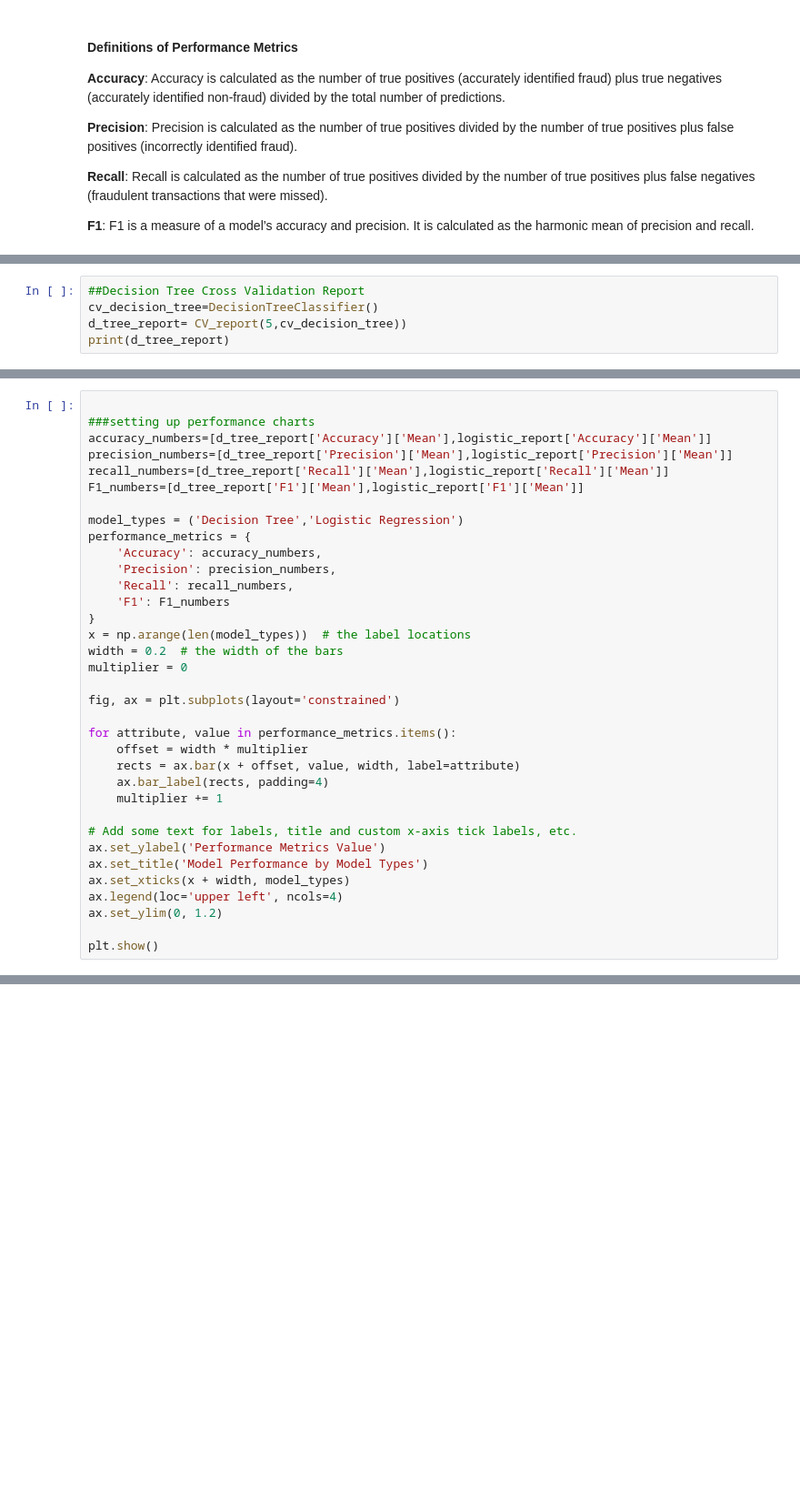
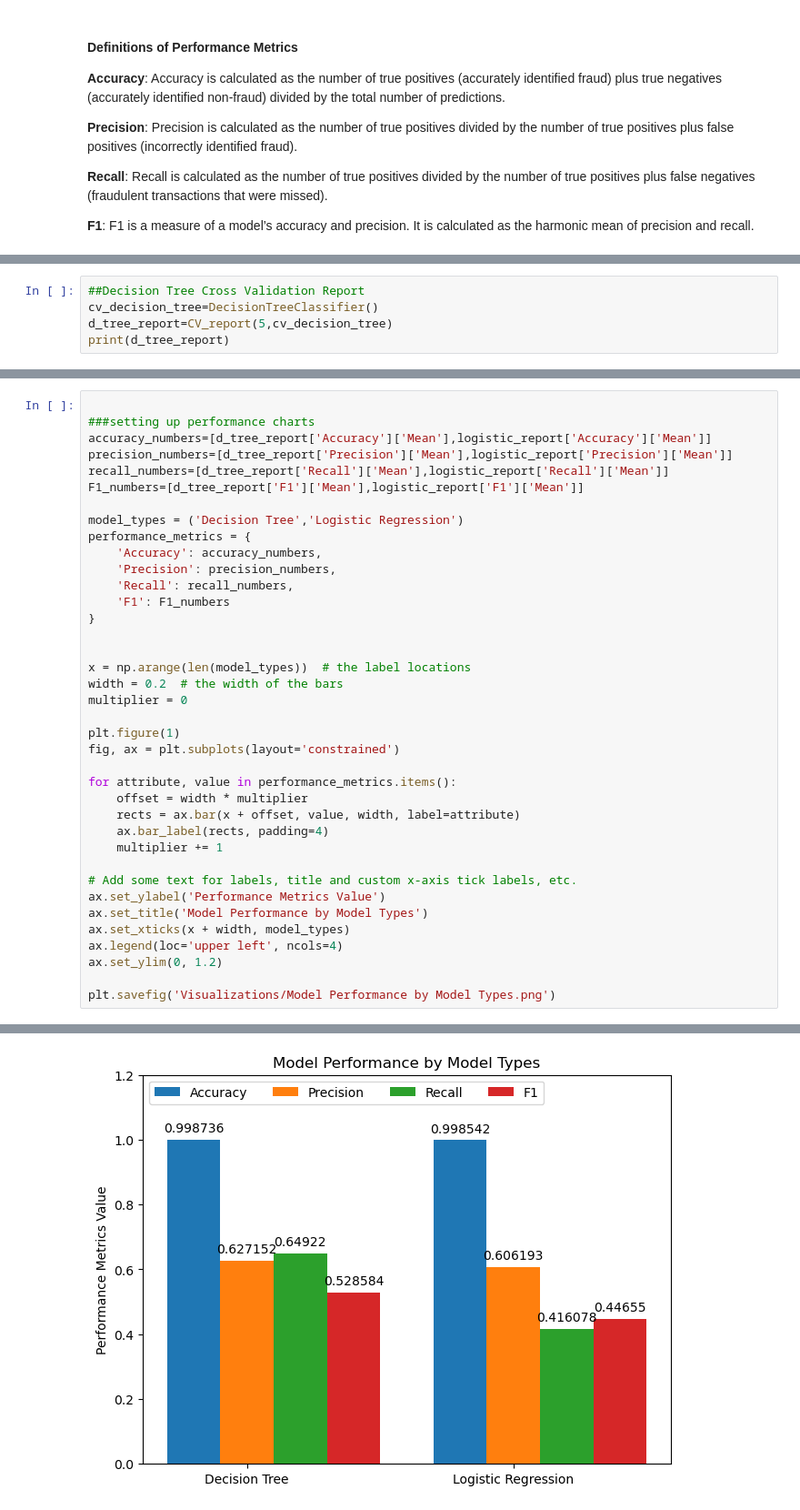
Before and after one commit to jpw24/Data-Science-Repository, a Jupyter notebook: Fraud Detection Python and SQL.ipynb, the cells around one changed output, grey strips where cells are left out. Shown: that part at 91% size. Drawn from its saved outputs; the diff is of its cells as text; blank space fills up the shorter version.

```diff
--- a/Fraud Detection Python and SQL.ipynb
+++ b/Fraud Detection Python and SQL.ipynb
@@ -281,5 +313,5 @@ def CV_report(n_folds,model):
 # %%
 ##Decision Tree Cross Validation Report
 cv_decision_tree=DecisionTreeClassifier()
-d_tree_report= CV_report(5,cv_decision_tree))
+d_tree_report=CV_report(5,cv_decision_tree)
 print(d_tree_report)
@@ -305,10 +341,13 @@ performance_metrics = {
     'Recall': recall_numbers,
     'F1': F1_numbers
 }
+
+
 x = np.arange(len(model_types))  # the label locations
 width = 0.2  # the width of the bars
 multiplier = 0
 
+plt.figure(1)
 fig, ax = plt.subplots(layout='constrained')
 
 for attribute, value in performance_metrics.items():
@@ -324,4 +363,5 @@ ax.set_xticks(x + width, model_types)
 ax.legend(loc='upper left', ncols=4)
 ax.set_ylim(0, 1.2)
 
-plt.show()
+plt.savefig('Visualizations/Model Performance by Model Types.png')
+# %% [output]
@@ -328,2 +369,3 @@ plt.show()
+[figure, added]
 # %% [markdown]
 #### Conclusion
```
Also changed, not shown: parts of 39 cells of this notebook, 14 other files.
